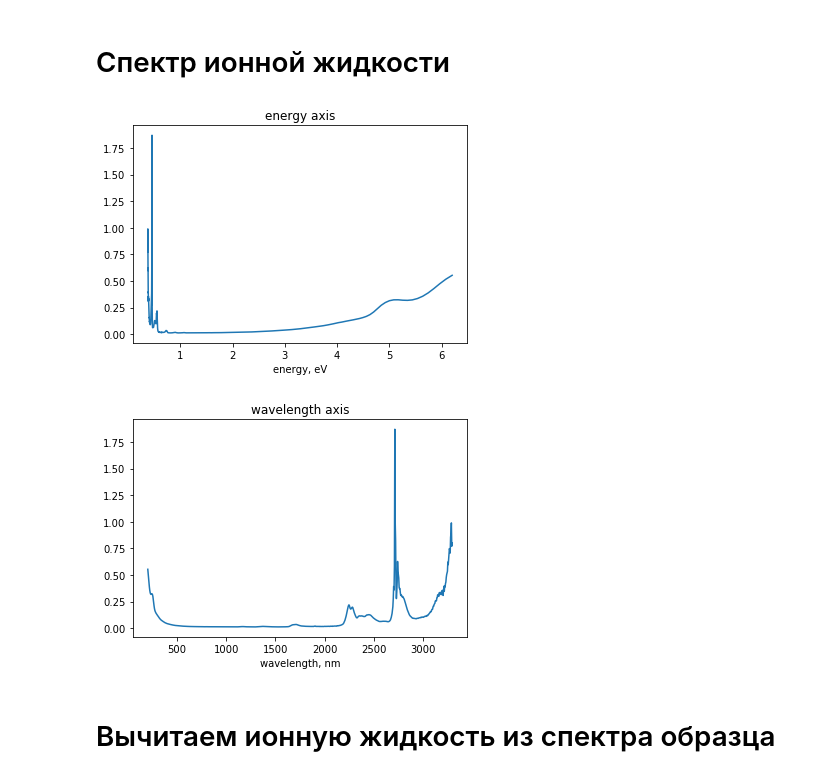
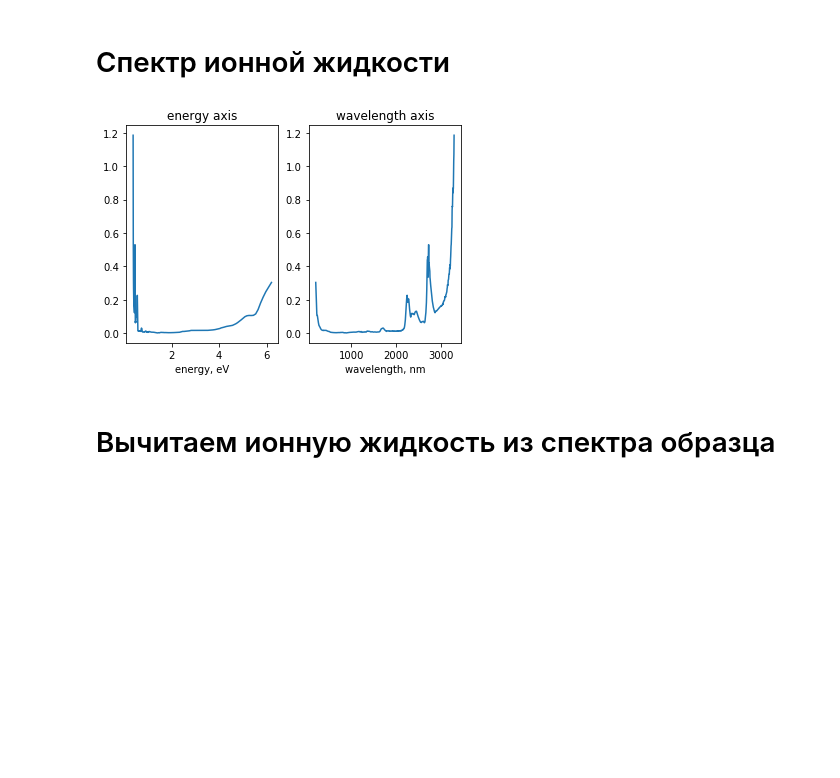
Before and after one commit to DariaSatco/fitting_cnt, a Jupyter notebook: Approximation.ipynb, the cells around one changed output. Cells and saved outputs as stored; diff of their text form; code cells hidden in the pictures; blank space fills up the shorter version.

Commit message:
renewed plots and input/output processing

```diff
--- a/Approximation.ipynb
+++ b/Approximation.ipynb
@@ -103,9 +82,9 @@ plt.show()
 # %% [markdown]
 # Читаем данные ионной жидкости
 # %%
-pathway='/Users/dariasatco/Documents/study/research_project/experiment/26012018/deme_bf4_1.Sample.csv'
+pathway='/Users/dariasatco/Documents/study/research_project/experiment/02032018_seva/IL_deme.Sample.csv'
 dataIL=pd.read_csv(pathway, names=('wavelength','absorbance'),sep=';')
 dataIL.drop(dataIL.index[:2], inplace=True)
-dataIL.info() #control output
+#dataIL.info() #control output
 dataIL=dataIL.astype(float) #convert object to float type
-dataIL.dtypes
+#dataIL.dtypes
@@ -123,11 +91,8 @@ dtype: object
 # %%
-for k in range(2,number_len):
-    if k > n2:
-        dataIL.loc[k,'step free']=dataIL.loc[k,'absorbance']
-    elif n1 < k <= n2:
-        dataIL.loc[k,'step free']=dataIL.loc[k,'absorbance']+dataIL.loc[n2+1,'absorbance']-\
-        dataIL.loc[n2,'absorbance']
-    else:
-        dataIL.loc[k,'step free']=dataIL.loc[k,'absorbance']+dataIL.loc[n2+1,'absorbance']-\
-        dataIL.loc[n2,'absorbance']+dataIL.loc[n1+1,'absorbance']-dataIL.loc[n1,'absorbance']
-dataIL.info()
+#убираем ступеньку
+dataIL.loc[n2:,'step free']=dataIL.loc[n2:,'absorbance']
+dataIL.loc[n1:n2-1, 'step free']=dataIL.loc[n1:n2-1,'absorbance']+dataIL.loc[n2,'absorbance']-\
+         dataIL.loc[n2-1,'absorbance']
+dataIL.loc[:n1-1,'step free']=dataIL.loc[:n1-1,'absorbance']+dataIL.loc[n2,'absorbance']-\
+         dataIL.loc[n2-1,'absorbance']+dataIL.loc[n1,'absorbance']-dataIL.loc[n1-1,'absorbance']
+#dataIL.info()
@@ -143,5 +99,3 @@ memory usage: 44.2 KB
 # %%
-for k in range(2,number_len):
-    dataIL.loc[k,'energy']=h*cv/(dataIL.loc[k,'wavelength']*nano)
-dataIL.info()
-dataIL
+#energy
+dataIL['energy']=h*cv/(dataIL['wavelength']*nano)
@@ -176,17 +102,28 @@ memory usage: 50.3 KB
 # %% [markdown]
 # Спектр ионной жидкости
+# %%
+#try to remove noise
+
+dataIL['rol_mean'] = dataIL['step free'].rolling(window=3,center=True).median()
+difference = np.abs(dataIL['step free'] - dataIL['rol_mean'])
+outlier_idx = difference > 0.01
+dataIL.loc[outlier_idx, 'step free']=dataIL.loc[outlier_idx, 'rol_mean']
+#dataIL.info()
 # %%
+%matplotlib inline
+plt.subplot(1, 2, 1)
 plt.plot(dataIL['energy'],dataIL['step free'])
 plt.title('energy axis')
 plt.xlabel('energy, eV')
-plt.show()
+
+plt.subplot(1, 2, 2)
 plt.plot(dataIL['wavelength'],dataIL['step free'])
 plt.title('wavelength axis')
 plt.xlabel('wavelength, nm')
+
 plt.show()
 # %% [output]
-[figure, old version]
+[figure, new version]
-[figure, removed]
 # %% [markdown]
 # Вычитаем ионную жидкость из спектра образца
 # %%
```
Also changed, not shown: parts of 21 cells of this notebook, 1 other file.
